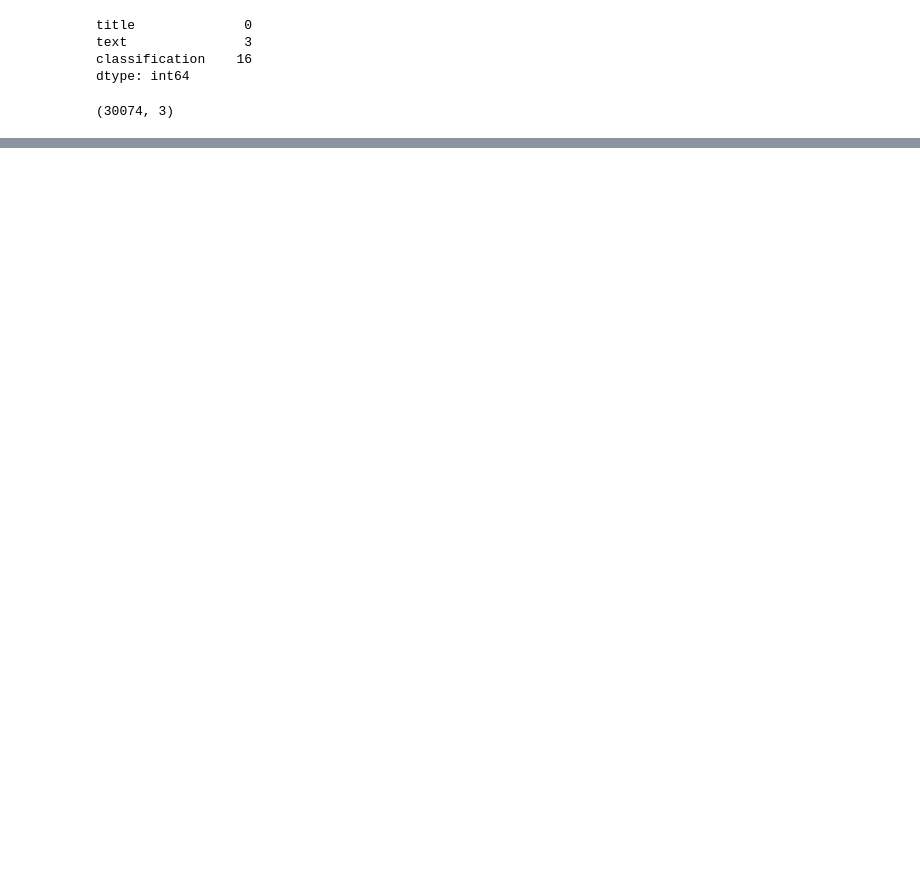
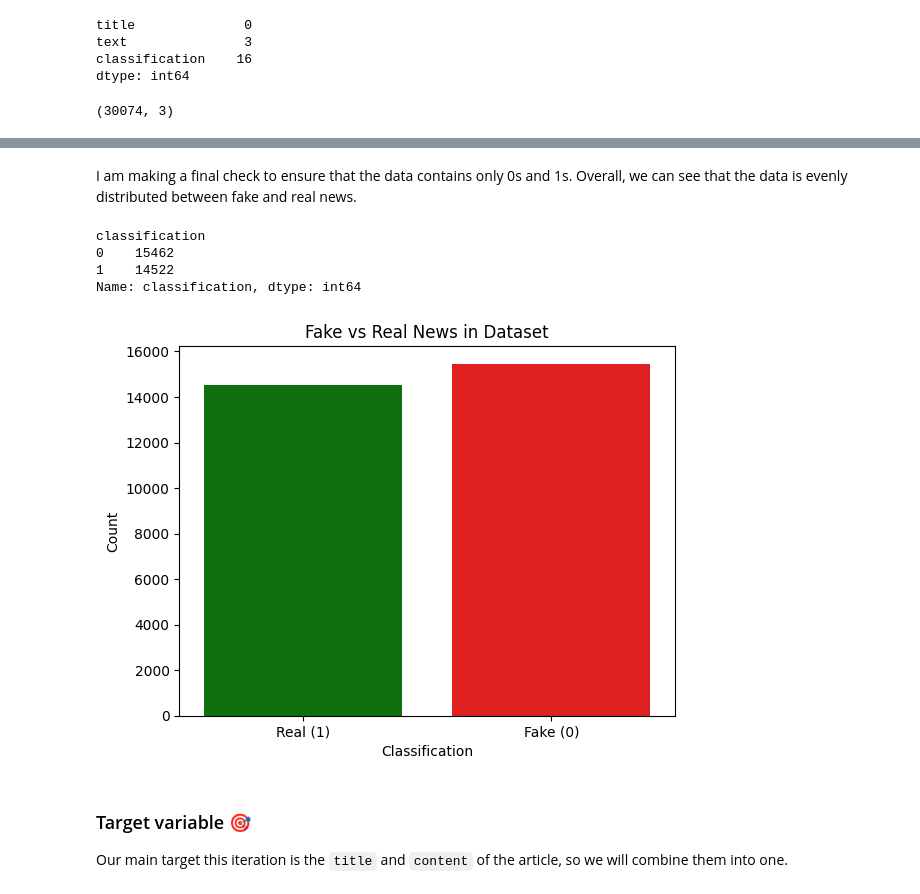
Before and after one commit to ivetkalchev/DeFactify, a Jupyter notebook: defactify.ipynb, the cells around one changed output, grey strips where cells are left out. Saved outputs shown, nothing was run; the diff lists cells and outputs as text; code cells hidden in the pictures; blank space fills up the shorter version.

Commit message:
iteration 0 done

```diff
--- a/defactify.ipynb
+++ b/defactify.ipynb
@@ -125,3 +149,27 @@ cleaned_dataset.shape
+# %% [markdown]
+I am making a final check to ensure that the data contains only 0s and 1s. Overall, we can see that the data is evenly distributed between fake and real news.
+# %%
+group_info = cleaned_dataset.groupby(["classification"])["classification"].count()
+group_info
+# %% [output]
+classification
+0    15462
+1    14522
+Name: classification, dtype: int64
+# %%
+plt.figure()
+seaborn.countplot(data=cleaned_dataset, x='classification', hue='classification', palette={'0': 'red', '1': 'green'})
+plt.title('Fake vs Real News in Dataset')
+plt.xlabel('Classification')
+plt.ylabel('Count')
+plt.xticks(ticks=[0, 1], labels=['Real (1)', 'Fake (0)'])
+plt.show()
+# %% [output]
+[figure, added]
+# %% [markdown]
+### Target variable 🎯
+
+Our main target this iteration is the `title` and `content` of the article, so we will combine them into one.
 # %%
 cleaned_dataset['content'] = cleaned_dataset['title'] + ' : ' + cleaned_dataset['text']
 print(cleaned_dataset['content'])
```
Also changed, not shown: parts of 49 cells of this notebook, 3 other files.
